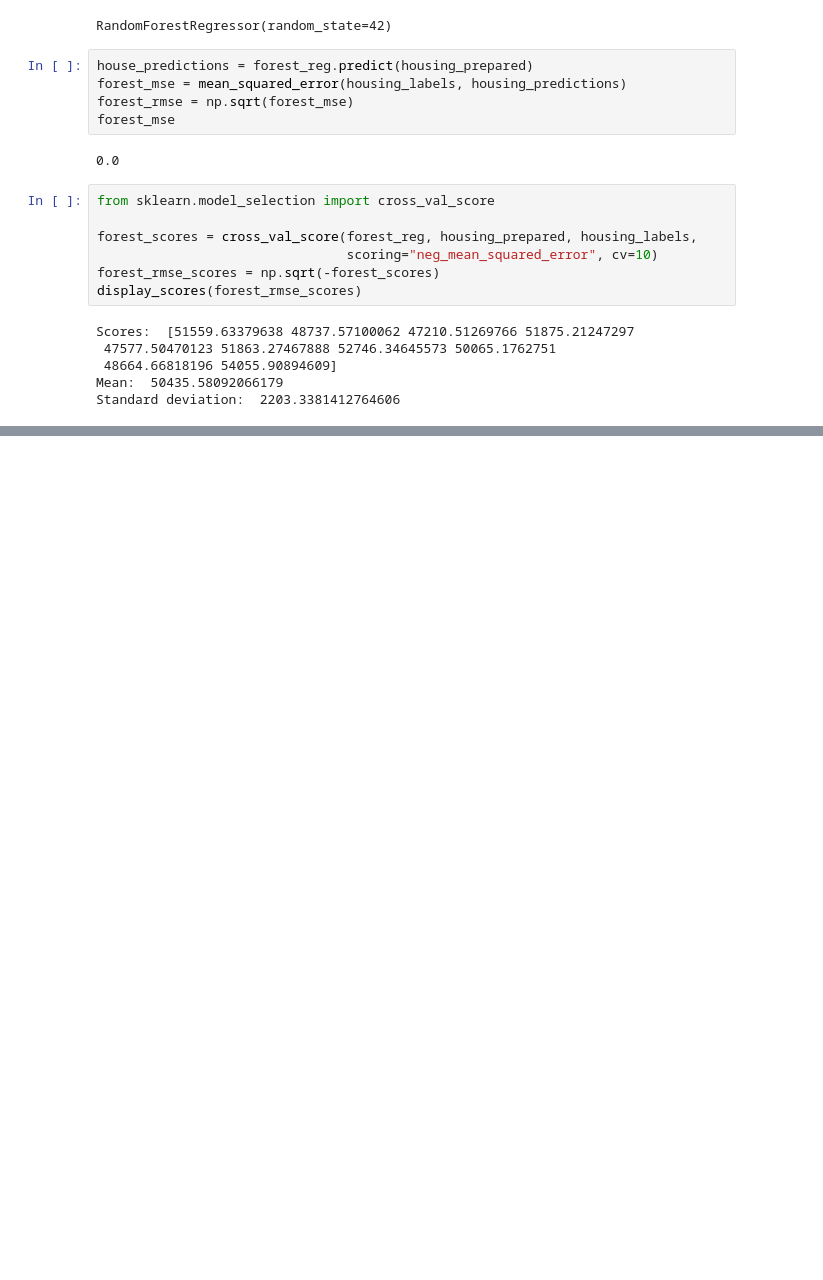
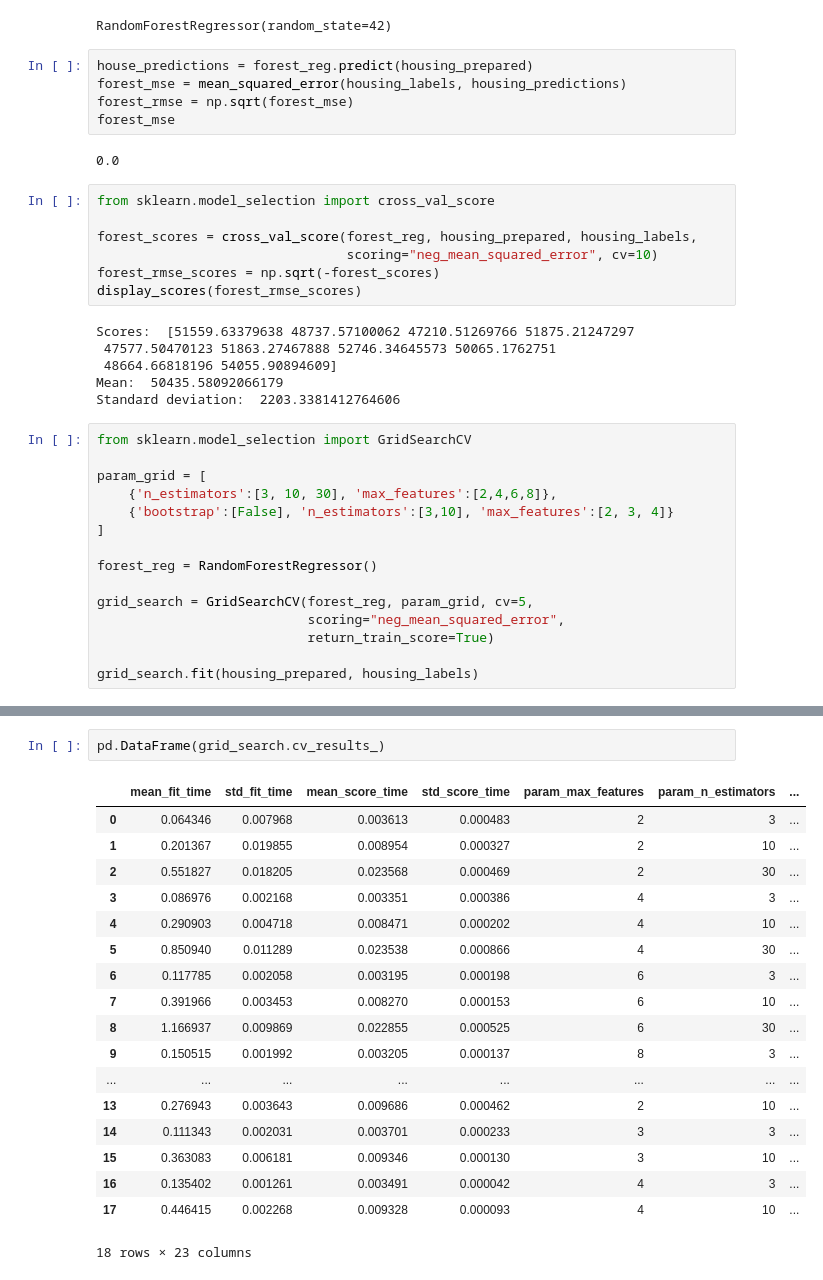
Before and after one commit to pakhebudo/california-house-price-predictor, a Jupyter notebook: housing.ipynb, the cells around one changed output, grey strips where cells are left out. Saved outputs shown, nothing was run; the diff lists cells and outputs as text; blank space fills up the shorter version.

```diff
--- a/housing.ipynb
+++ b/housing.ipynb
@@ -669,3 +669,18 @@ Scores:  [51559.63379638 48737.57100062 47210.51269766 51875.21247297
  48664.66818196 54055.90894609]
 Mean:  50435.58092066179
 Standard deviation:  2203.3381412764606
+# %%
+from sklearn.model_selection import GridSearchCV
+
+param_grid = [
+    {'n_estimators':[3, 10, 30], 'max_features':[2,4,6,8]},
+    {'bootstrap':[False], 'n_estimators':[3,10], 'max_features':[2, 3, 4]}
+]
+
+forest_reg = RandomForestRegressor()
+
+grid_search = GridSearchCV(forest_reg, param_grid, cv=5,
+                           scoring="neg_mean_squared_error",
+                           return_train_score=True)
+
+grid_search.fit(housing_prepared, housing_labels)
@@ -671,0 +726,21 @@ Standard deviation:  2203.3381412764606
+# %%
+pd.DataFrame(grid_search.cv_results_)
+# %% [output]
+|  | mean_fit_time | std_fit_time | mean_score_time | std_score_time | param_max_features | param_n_estimators | ... |
+| 0 | 0.064346 | 0.007968 | 0.003613 | 0.000483 | 2 | 3 | ... |
+| 1 | 0.201367 | 0.019855 | 0.008954 | 0.000327 | 2 | 10 | ... |
+| 2 | 0.551827 | 0.018205 | 0.023568 | 0.000469 | 2 | 30 | ... |
+| 3 | 0.086976 | 0.002168 | 0.003351 | 0.000386 | 4 | 3 | ... |
+| 4 | 0.290903 | 0.004718 | 0.008471 | 0.000202 | 4 | 10 | ... |
+| 5 | 0.850940 | 0.011289 | 0.023538 | 0.000866 | 4 | 30 | ... |
+| 6 | 0.117785 | 0.002058 | 0.003195 | 0.000198 | 6 | 3 | ... |
+| 7 | 0.391966 | 0.003453 | 0.008270 | 0.000153 | 6 | 10 | ... |
+| 8 | 1.166937 | 0.009869 | 0.022855 | 0.000525 | 6 | 30 | ... |
+| 9 | 0.150515 | 0.001992 | 0.003205 | 0.000137 | 8 | 3 | ... |
+| ... | ... | ... | ... | ... | ... | ... | ... |
+| 13 | 0.276943 | 0.003643 | 0.009686 | 0.000462 | 2 | 10 | ... |
+| 14 | 0.111343 | 0.002031 | 0.003701 | 0.000233 | 3 | 3 | ... |
+| 15 | 0.363083 | 0.006181 | 0.009346 | 0.000130 | 3 | 10 | ... |
+| 16 | 0.135402 | 0.001261 | 0.003491 | 0.000042 | 4 | 3 | ... |
+| 17 | 0.446415 | 0.002268 | 0.009328 | 0.000093 | 4 | 10 | ... |
+18 rows × 23 columns
```
Also changed, not shown: parts of 13 cells of this notebook.
